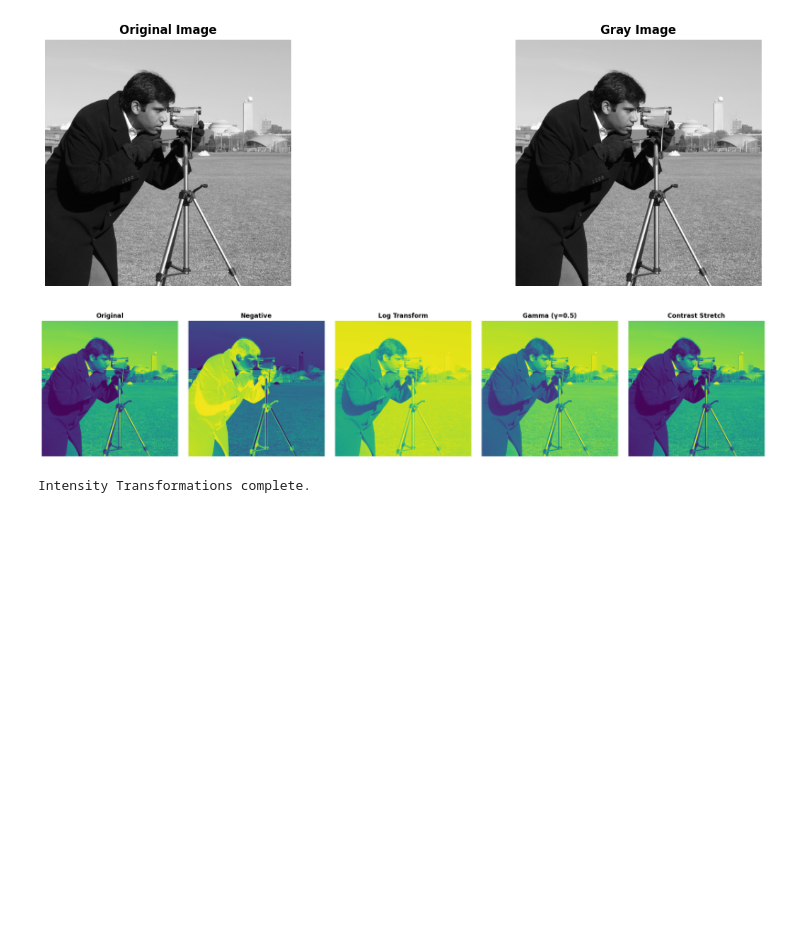
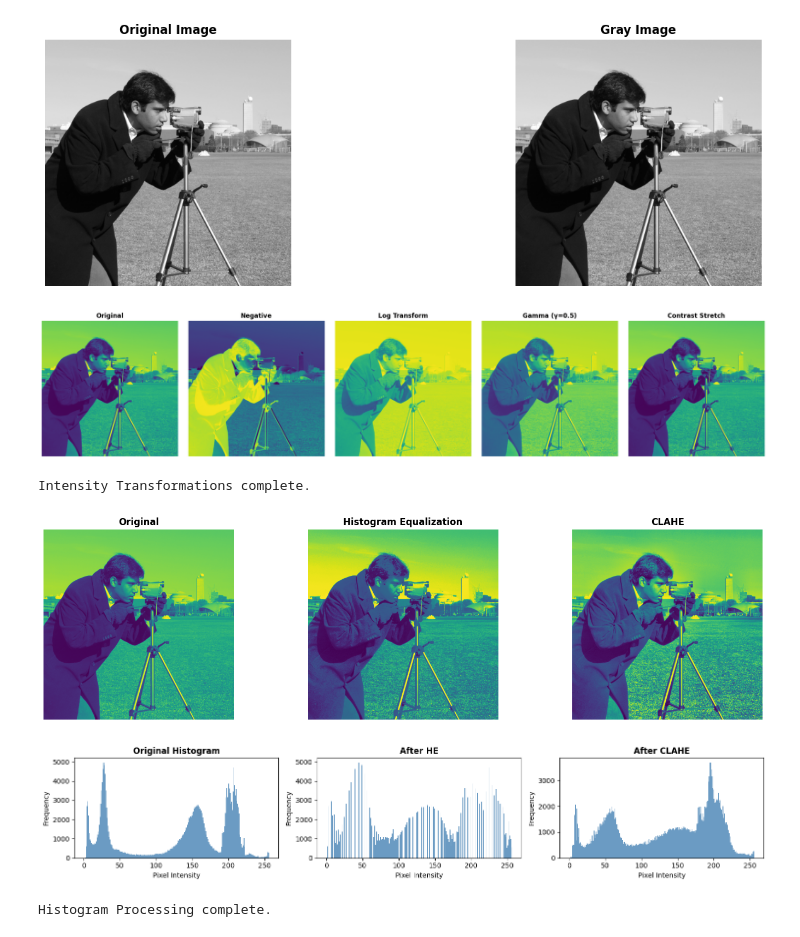
Before and after one commit to mritunjay90/IPPRLAB, a Jupyter notebook: lab2/lab2.ipynb, the cells around one changed output. Saved outputs shown, nothing was run; the diff lists cells and outputs as text; code cells hidden in the pictures; blank space fills up the shorter version.

Commit message:
histogram

```diff
--- a/lab2/lab2.ipynb
+++ b/lab2/lab2.ipynb
@@ -179,3 +179,56 @@ intensity_transformations(img_gray)
 # %% [output]
 [figure]
 Intensity Transformations complete.
+# %%
+def histogram_processing(img):
+
+    # Standard Histogram Equalization
+    hist_eq = cv2.equalizeHist(img)
+
+    # CLAHE (Contrast Limited Adaptive Histogram Equalization)
+    clahe = cv2.createCLAHE(
+        clipLimit=2.0,
+        tileGridSize=(8, 8)
+    )
+
+    clahe_img = clahe.apply(img)
+
+    # Show processed images
+    show(
+        [img, hist_eq, clahe_img],
+        ['Original', 'Histogram Equalization', 'CLAHE'],
+        figsize=(15, 4)
+    )
+
+    # Plot histograms
+    fig, axes = plt.subplots(1, 3, figsize=(15, 3))
+
+    for ax, image, title in zip(
+        axes,
+        [img, hist_eq, clahe_img],
+        ['Original Histogram', 'After HE', 'After CLAHE']
+    ):
+
+        ax.hist(
+            image.ravel(),
+            bins=256,
+            range=(0, 256),
+            color='steelblue',
+            alpha=0.8
+        )
+
+        ax.set_title(title, fontweight='bold')
+        ax.set_xlabel('Pixel Intensity')
+        ax.set_ylabel('Frequency')
+
+    plt.tight_layout()
+    plt.show()
+
+    print("Histogram Processing complete.")
+
+# Call function
+histogram_processing(img_gray)
+# %% [output]
+[figure, added]
+[figure, added]
+Histogram Processing complete.
```
